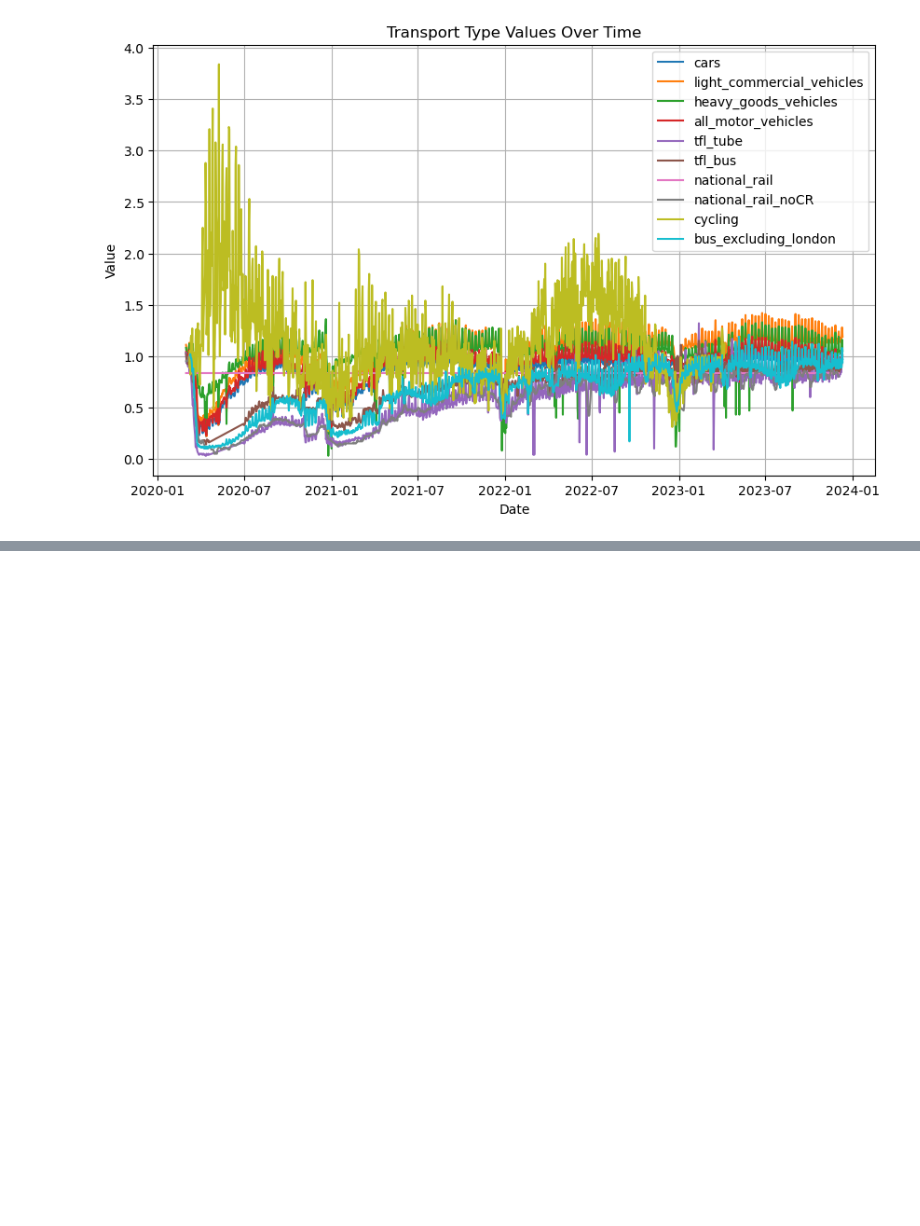
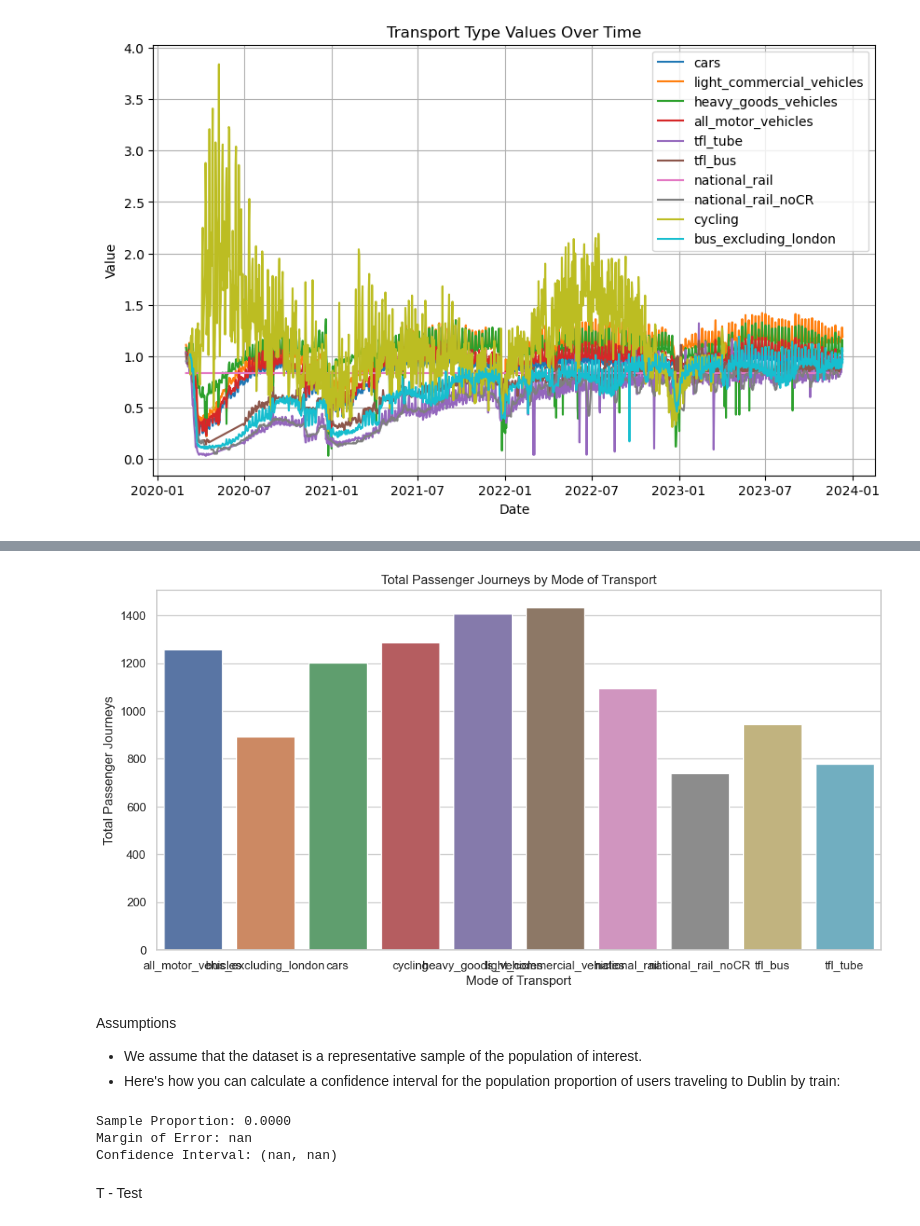
Before and after one commit to SedaColasan/Transport, a Jupyter notebook: transport.ipynb, the cells around one changed output, grey strips where cells are left out. Drawn from its saved outputs; the diff is of its cells as text; code cells hidden in the pictures; blank space fills up the shorter version.

```diff
--- a/transport.ipynb
+++ b/transport.ipynb
@@ -1133,0 +1210,12 @@ plt.show()
+# %%
+# Set the seaborn style for better aesthetics
+sns.set(style="whitegrid")
+
+# Plot box plot
+plt.figure(figsize=(12, 8))
+sns.boxplot(x='transport_type', y='value', data=en)  # Change 'en' to 'en'
+plt.title('Box Plot of Value for Each Transport Type')
+plt.xlabel('Transport Type')
+plt.ylabel('Value')
+plt.xticks(rotation=45, ha='right')  # Rotate x-axis labels for better readability
+plt.show()
@@ -1133,0 +1235,14 @@ plt.show()
+# %%
+plt.figure(figsize=(12, 6))
+sns.barplot(x='transport_type', y='value', data=en.groupby('transport_type')['value'].sum().reset_index())
+plt.title('Total Passenger Journeys by Mode of Transport')
+plt.xlabel('Mode of Transport')
+plt.ylabel('Total Passenger Journeys')
+plt.show()
+# %% [output]
+[figure, added]
+# %% [markdown]
+Assumptions
+
+* We assume that the dataset is a representative sample of the population of interest.
+* Here's how you can calculate a confidence interval for the population proportion of users traveling to Dublin by train:
@@ -1133,0 +1251,29 @@ plt.show()
+# %%
+# Extract data for users traveling to Dublin by train
+train_data = en[en['transport_type'] == 'Rail']['value']
+
+# Calculate the sample proportion
+sample_proportion = train_data.sum() / en['value'].sum()
+
+# Calculate the standard error of the proportion
+standard_error = stats.sem(train_data)
+
+# Set the confidence level (e.g., 95% confidence interval)
+confidence_level = 0.95
+
+# Calculate the margin of error
+margin_of_error = stats.norm.ppf((1 + confidence_level) / 2) * standard_error
+
+# Calculate the confidence interval
+confidence_interval = (sample_proportion - margin_of_error, sample_proportion + margin_of_error)
+
+# Print the results
+print(f"Sample Proportion: {sample_proportion:.4f}")
+print(f"Margin of Error: {margin_of_error:.4f}")
+print(f"Confidence Interval: ({confidence_interval[0]:.4f}, {confidence_interval[1]:.4f})")
+# %% [output]
+Sample Proportion: 0.0000
+Margin of Error: nan
+Confidence Interval: (nan, nan)
+# %% [markdown]
+T - Test
```
Also changed, not shown: parts of 43 cells of this notebook.
